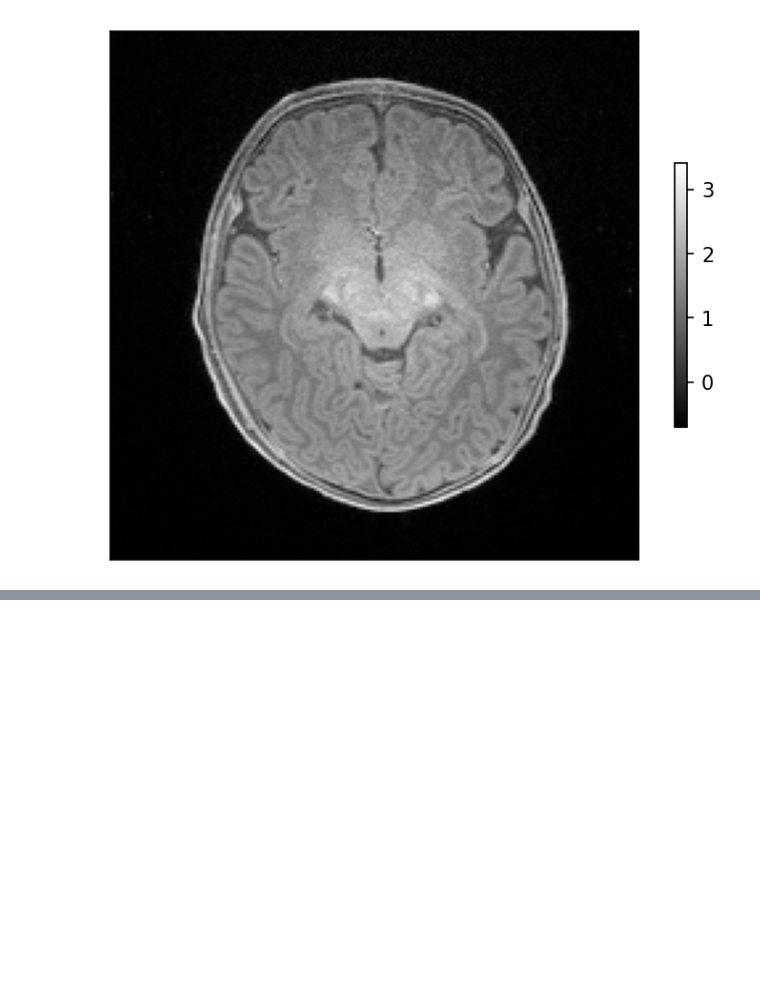
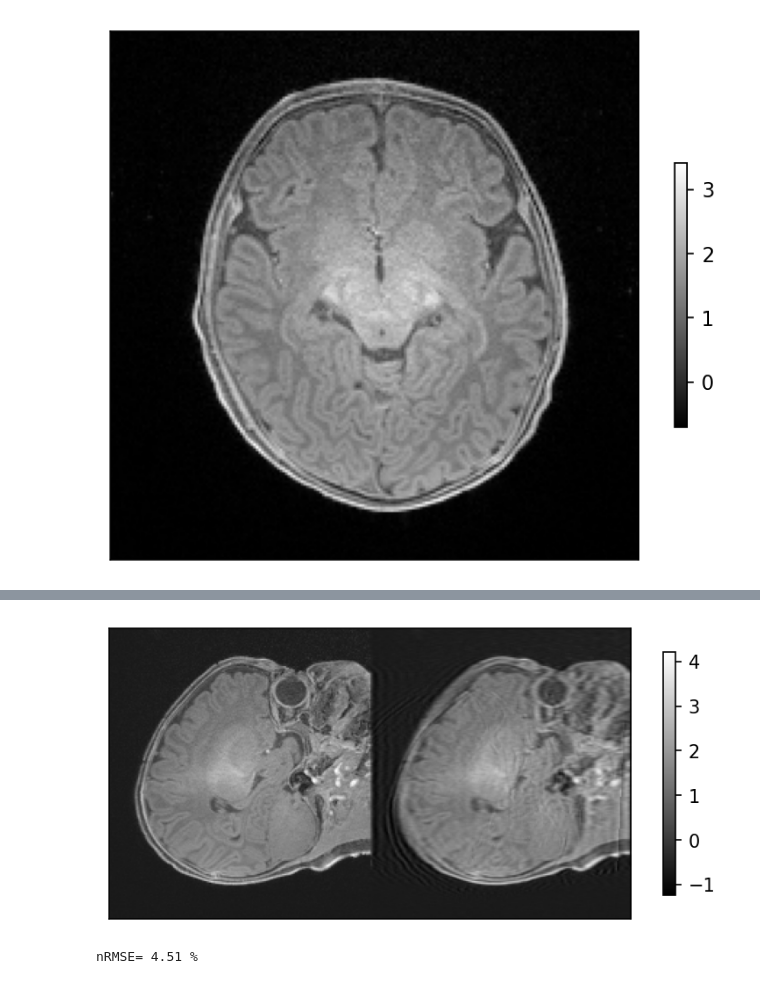
Before and after one commit to ljh4959/Random_Artifact_Noise, a Jupyter notebook: 2. RandomGhosting/Add_Artifact_v2.ipynb, the cells around one changed output, grey strips where cells are left out. Cells and saved outputs as stored; diff of their text form; code cells hidden in the pictures; blank space fills up the shorter version.

```diff
--- a/2. RandomGhosting/Add_Artifact_v2.ipynb
+++ b/2. RandomGhosting/Add_Artifact_v2.ipynb
@@ -158,0 +186,15 @@ show_img(np.concatenate((raw_data[:,:,yy].squeeze(), noisy_data[:,:,yy].squeeze(
+# %%
+def nrmse(predicted, actual):
+    mse = np.mean((predicted - actual) ** 2)  # 평균 제곱 오차 계산
+    rmse = np.sqrt(mse)  # 평균 제곱근 오차 계산
+    range_val = np.max(actual) - np.min(actual)  # 실제값의 범위 계산
+    nrmse_val = rmse / range_val  # 정규화된 평균 제곱근 오차 계산
+    return nrmse_val
+# %%
+yy = 80
+show_img(np.concatenate((raw_data[:,yy,:].squeeze(), motion_data[:,yy,:].squeeze()),1))
+
+print('nRMSE=', round(nrmse(motion_data[:,yy,:].squeeze(), raw_data[:,yy,:].squeeze())*100, 2), '%')
+# %% [output]
+[figure, added]
+nRMSE= 4.51 %
```
Also changed, not shown: parts of 18 cells of this notebook, 3 other files.
